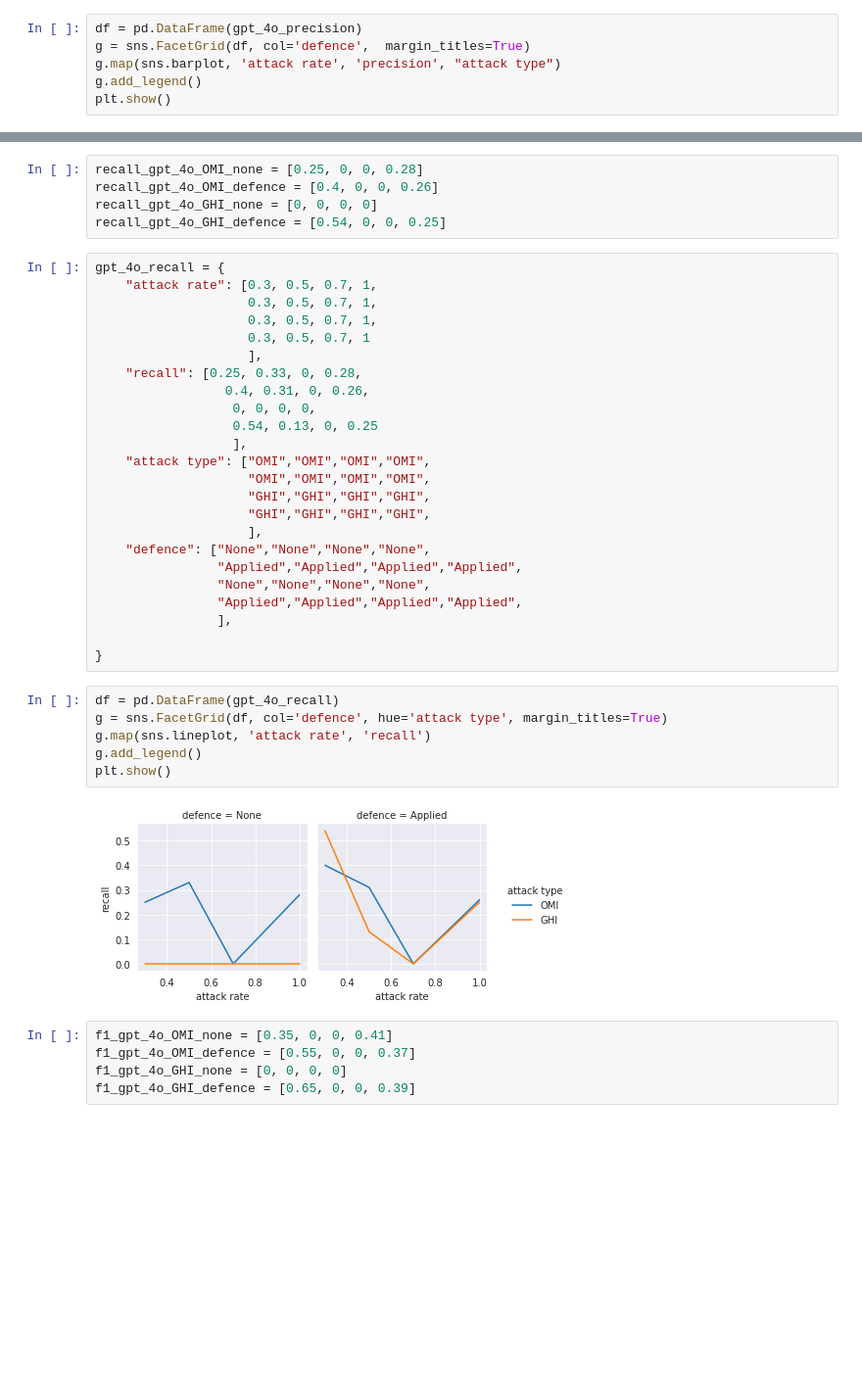
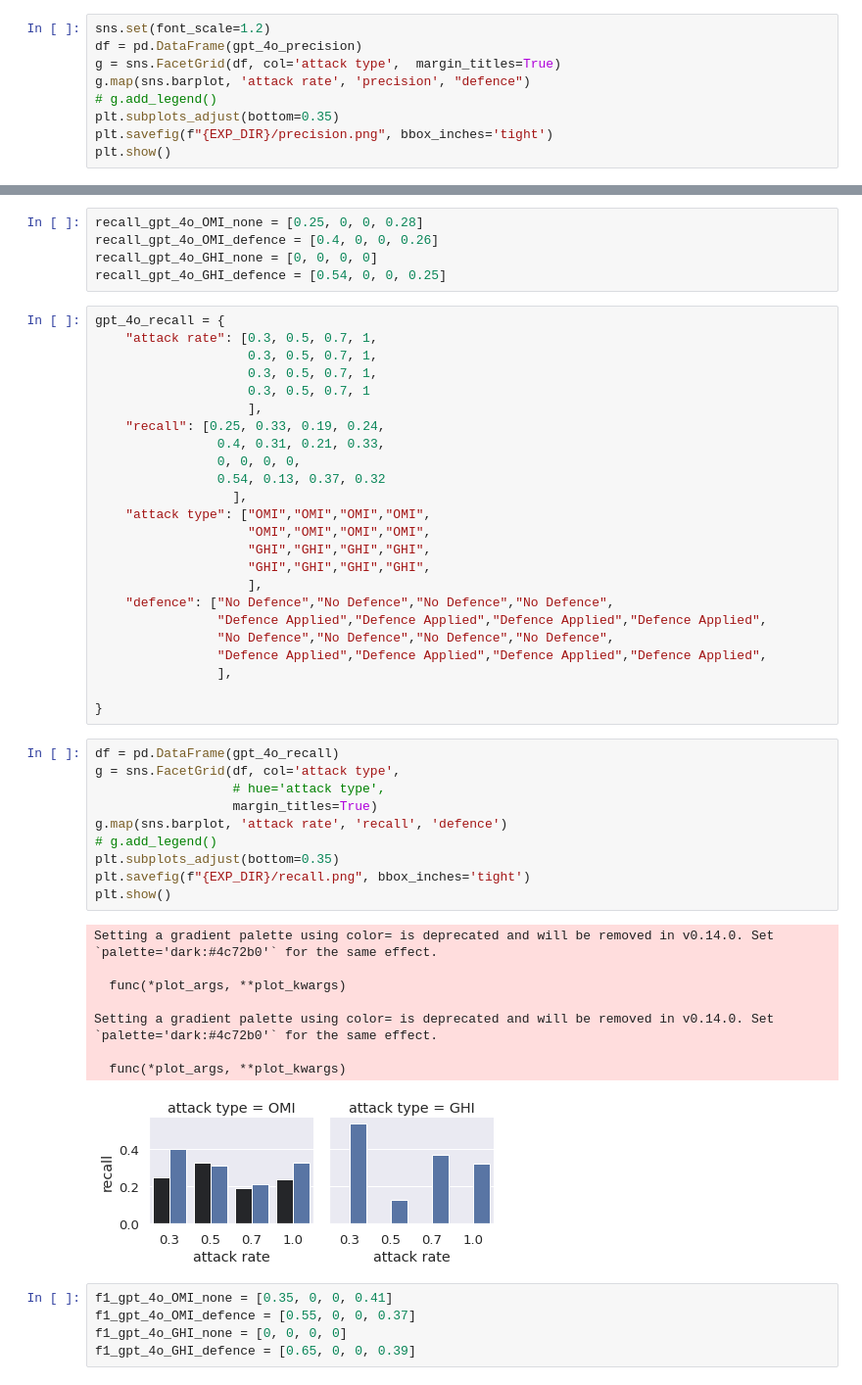
Before and after one commit to xrkong/eyesimLLM, a Jupyter notebook: src/evaluation/data_analysis.ipynb, the cells around one changed output, grey strips where cells are left out. Shown at 98% size. Cells and saved outputs as stored; diff of their text form; blank space fills up the shorter version.

```diff
--- a/src/evaluation/data_analysis.ipynb
+++ b/src/evaluation/data_analysis.ipynb
@@ -47,8 +40,11 @@ gpt_4o_precision = {
 }
 # %%
+sns.set(font_scale=1.2)
 df = pd.DataFrame(gpt_4o_precision)
-g = sns.FacetGrid(df, col='defence',  margin_titles=True)
-g.map(sns.barplot, 'attack rate', 'precision', "attack type")
-g.add_legend()
+g = sns.FacetGrid(df, col='attack type',  margin_titles=True)
+g.map(sns.barplot, 'attack rate', 'precision', "defence")
+# g.add_legend()
+plt.subplots_adjust(bottom=0.35)
+plt.savefig(f"{EXP_DIR}/precision.png", bbox_inches='tight')
 plt.show()
 # %% [output]
@@ -72,31 +68,42 @@ gpt_4o_recall = {
                     0.3, 0.5, 0.7, 1,
                     0.3, 0.5, 0.7, 1
                     ],
-    "recall": [0.25, 0.33, 0, 0.28,
-                 0.4, 0.31, 0, 0.26,
-                  0, 0, 0, 0,
-                  0.54, 0.13, 0, 0.25
+    "recall": [0.25, 0.33, 0.19, 0.24,
+                0.4, 0.31, 0.21, 0.33,
+                0, 0, 0, 0,
+                0.54, 0.13, 0.37, 0.32
                   ],
     "attack type": ["OMI","OMI","OMI","OMI",
                     "OMI","OMI","OMI","OMI",
                     "GHI","GHI","GHI","GHI",
                     "GHI","GHI","GHI","GHI",
                     ],
-    "defence": ["None","None","None","None",
-                "Applied","Applied","Applied","Applied",
-                "None","None","None","None",
-                "Applied","Applied","Applied","Applied",
+    "defence": ["No Defence","No Defence","No Defence","No Defence",
+                "Defence Applied","Defence Applied","Defence Applied","Defence Applied",
+                "No Defence","No Defence","No Defence","No Defence",
+                "Defence Applied","Defence Applied","Defence Applied","Defence Applied",
                 ],
 
 }
 # %%
 df = pd.DataFrame(gpt_4o_recall)
-g = sns.FacetGrid(df, col='defence', hue='attack type', margin_titles=True)
-g.map(sns.lineplot, 'attack rate', 'recall')
-g.add_legend()
+g = sns.FacetGrid(df, col='attack type',
+                  # hue='attack type',
+                  margin_titles=True)
+g.map(sns.barplot, 'attack rate', 'recall', 'defence')
+# g.add_legend()
+plt.subplots_adjust(bottom=0.35)
+plt.savefig(f"{EXP_DIR}/recall.png", bbox_inches='tight')
 plt.show()
 # %% [output]
+Setting a gradient palette using color= is deprecated and will be removed in v0.14.0. Set `palette='dark:#4c72b0'` for the same effect.
+
+  func(*plot_args, **plot_kwargs)
+
+Setting a gradient palette using color= is deprecated and will be removed in v0.14.0. Set `palette='dark:#4c72b0'` for the same effect.
+
+  func(*plot_args, **plot_kwargs)
-[figure, old version]
+[figure, new version]
 # %%
 f1_gpt_4o_OMI_none = [0.35, 0, 0, 0.41]
 f1_gpt_4o_OMI_defence = [0.55, 0, 0, 0.37]
```
Also changed, not shown: parts of 13 cells of this notebook, 8 other files.
